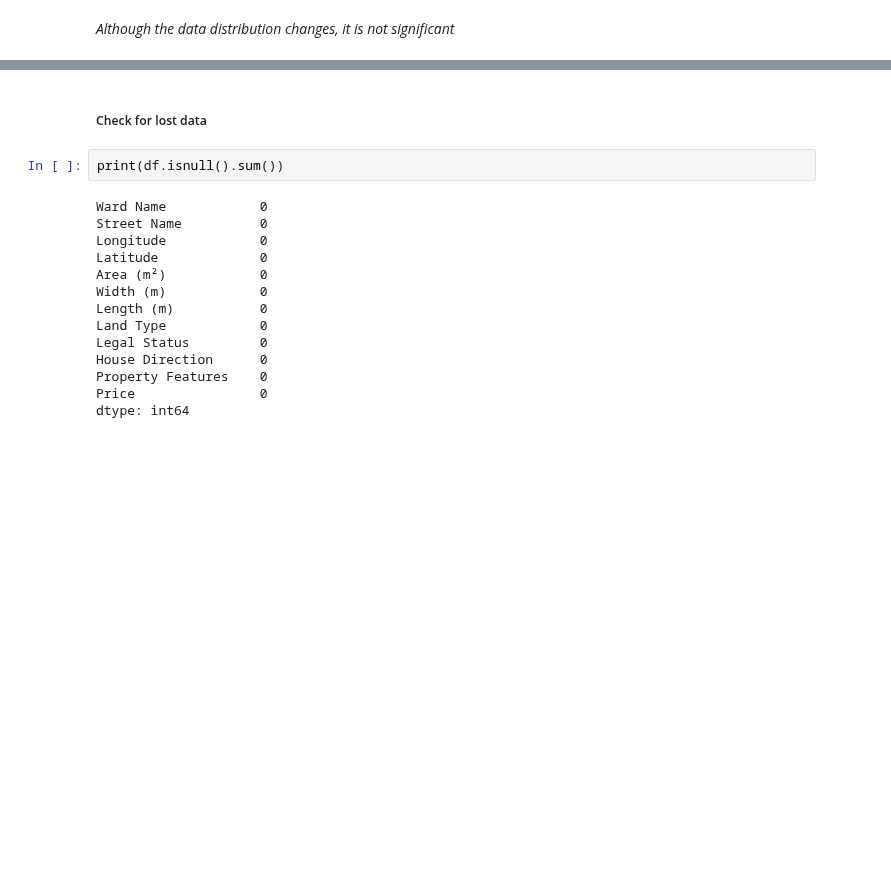
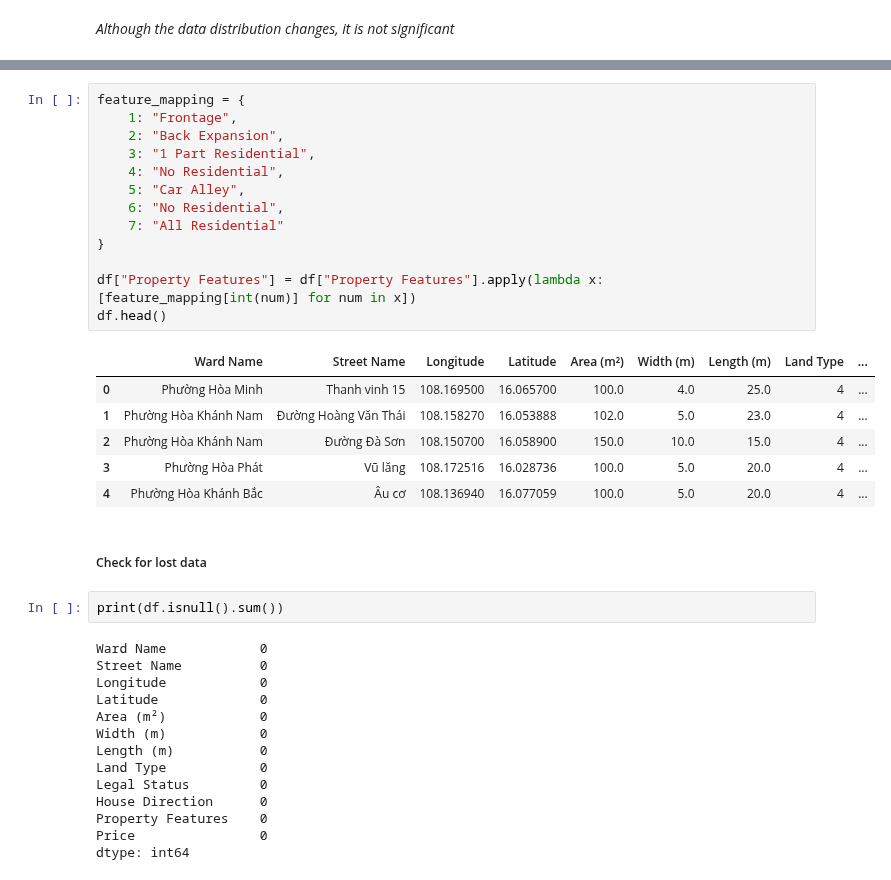
Before and after one commit to LuniuLun/RealEstate, a Jupyter notebook: MachineLearning/CleanData.ipynb, the cells around one changed output, grey strips where cells are left out. Saved outputs shown, nothing was run; the diff lists cells and outputs as text; blank space fills up the shorter version.

```diff
--- a/MachineLearning/CleanData.ipynb
+++ b/MachineLearning/CleanData.ipynb
@@ -182,3 +197,23 @@ plt.show()
+# %%
+feature_mapping = {
+    1: "Frontage",
+    2: "Back Expansion",
+    3: "1 Part Residential",
+    4: "No Residential",
+    5: "Car Alley",
+    6: "No Residential",
+    7: "All Residential"
+}
+
+df["Property Features"] = df["Property Features"].apply(lambda x: [feature_mapping[int(num)] for num in x])
+df.head()
+# %% [output]
+|  | Ward Name | Street Name | Longitude | Latitude | Area (m²) | Width (m) | Length (m) | Land Type | ... |
+| 0 | Phường Hòa Minh | Thanh vinh 15 | 108.169500 | 16.065700 | 100.0 | 4.0 | 25.0 | 4 | ... |
+| 1 | Phường Hòa Khánh Nam | Đường Hoàng Văn Thái | 108.158270 | 16.053888 | 102.0 | 5.0 | 23.0 | 4 | ... |
+| 2 | Phường Hòa Khánh Nam | Đường Đà Sơn | 108.150700 | 16.058900 | 150.0 | 10.0 | 15.0 | 4 | ... |
+| 3 | Phường Hòa Phát | Vũ lăng | 108.172516 | 16.028736 | 100.0 | 5.0 | 20.0 | 4 | ... |
+| 4 | Phường Hòa Khánh Bắc | Âu cơ | 108.136940 | 16.077059 | 100.0 | 5.0 | 20.0 | 4 | ... |
 # %% [markdown]
 ##### Check for lost data
 # %%
```
Also changed, not shown: parts of 5 cells of this notebook.
